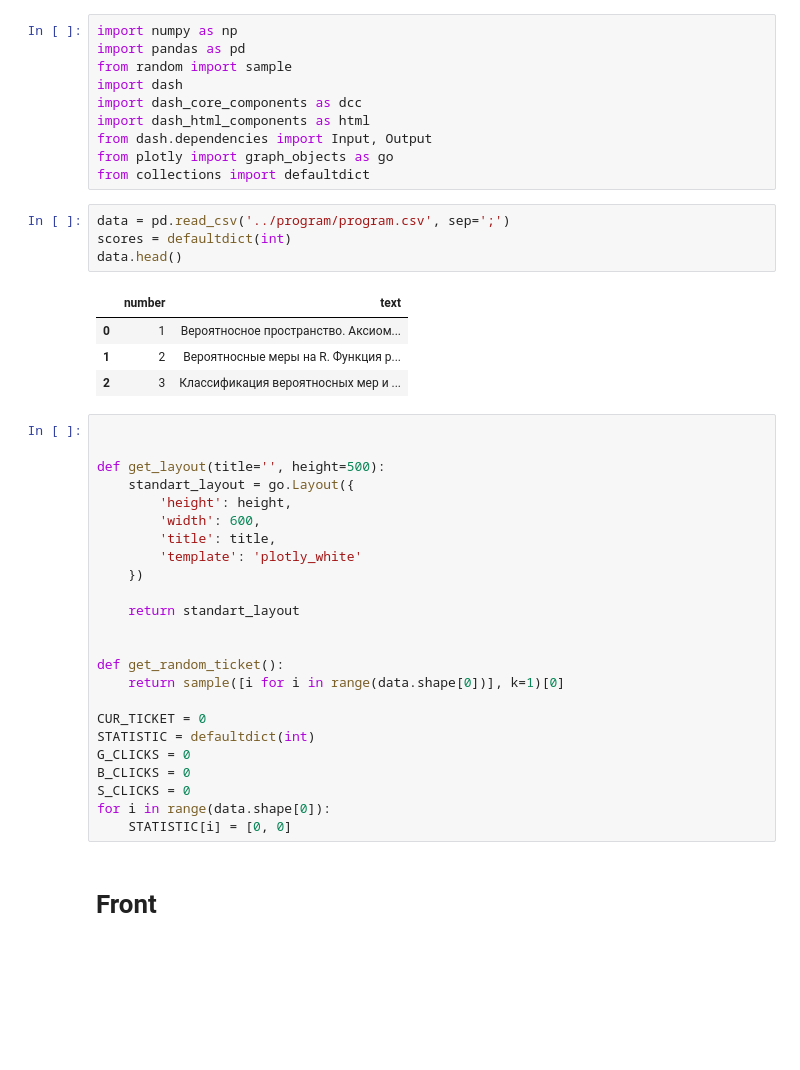
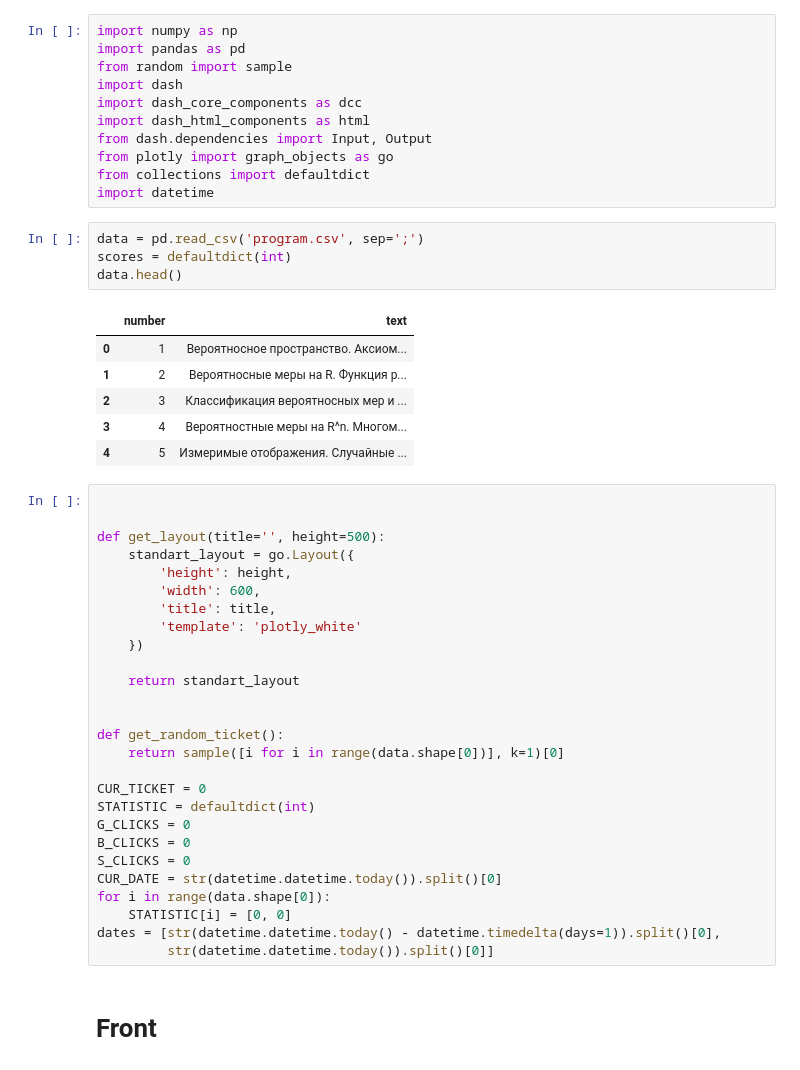
Before and after one commit to PUSSYMIPT/exam_helper, a Jupyter notebook: code/main.ipynb, the cells around one changed output. Drawn from its saved outputs; the diff is of its cells as text; blank space fills up the shorter version.

```diff
--- a/code/main.ipynb
+++ b/code/main.ipynb
@@ -8,15 +8,18 @@ import dash_html_components as html
 from dash.dependencies import Input, Output
 from plotly import graph_objects as go
 from collections import defaultdict
+import datetime
 # %%
-data = pd.read_csv('../program/program.csv', sep=';')
+data = pd.read_csv('program.csv', sep=';')
 scores = defaultdict(int)
 data.head()
 # %% [output]
 |  | number | text |
 | 0 | 1 | Вероятносное пространство. Аксиом... |
 | 1 | 2 | Вероятносные меры на R. Функция р... |
 | 2 | 3 | Классификация вероятносных мер и ... |
+| 3 | 4 | Вероятностные меры на R^n. Многом... |
+| 4 | 5 | Измеримые отображения. Случайные ... |
 # %%
 
 
@@ -39,8 +42,11 @@ STATISTIC = defaultdict(int)
 G_CLICKS = 0
 B_CLICKS = 0
 S_CLICKS = 0
+CUR_DATE = str(datetime.datetime.today()).split()[0]
 for i in range(data.shape[0]):
     STATISTIC[i] = [0, 0]
+dates = [str(datetime.datetime.today() - datetime.timedelta(days=1)).split()[0],
+         str(datetime.datetime.today()).split()[0]]
 # %% [markdown]
 # Front
 # %%
```
Also changed, not shown: parts of 5 cells of this notebook.
